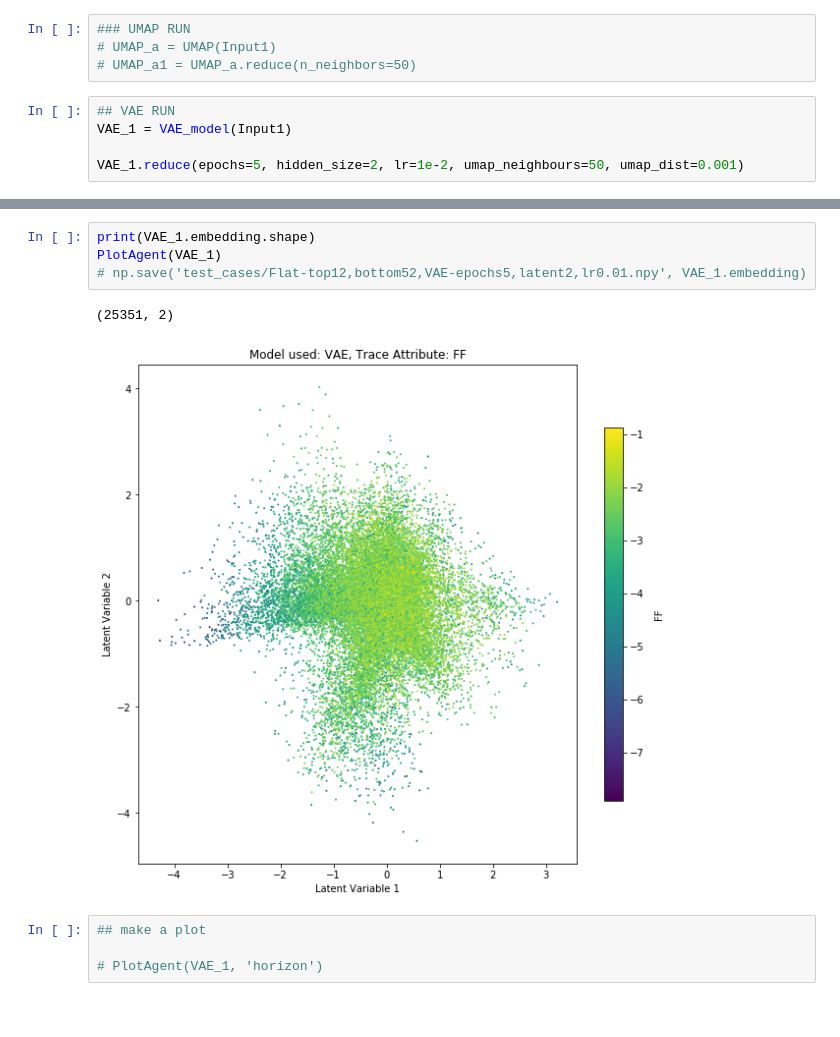
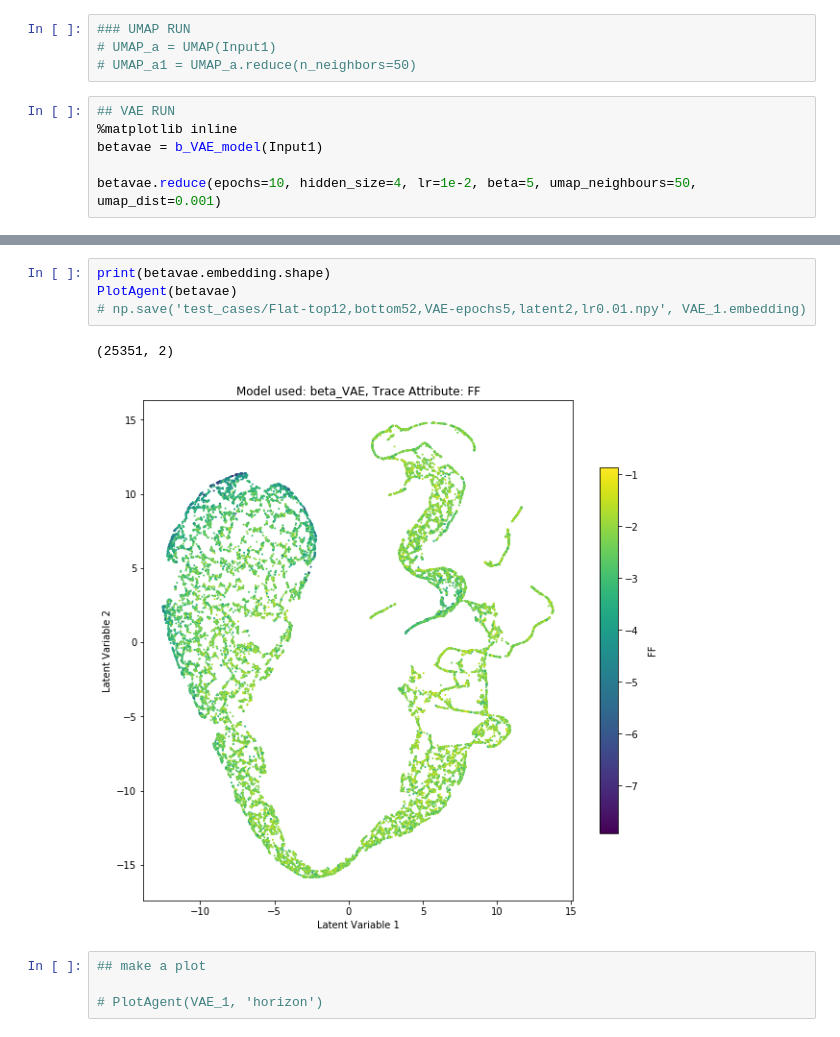
Before and after one commit to msc-acse/acse-9-independent-research-project-coush001, a Jupyter notebook: Prototype_NoteBook_2.0.ipynb, the cells around one changed output, grey strips where cells are left out. Cells and saved outputs as stored; diff of their text form.

Commit message:
add beta vae model

```diff
--- a/Prototype_NoteBook_2.0.ipynb
+++ b/Prototype_NoteBook_2.0.ipynb
@@ -601,7 +937,8 @@ Processor has made an output with shape:  (25351, 2, 64)
 # UMAP_a1 = UMAP_a.reduce(n_neighbors=50)
 # %%
 ## VAE RUN
-VAE_1 = VAE_model(Input1)
+%matplotlib inline
+betavae = b_VAE_model(Input1)
 
-VAE_1.reduce(epochs=5, hidden_size=2, lr=1e-2, umap_neighbours=50, umap_dist=0.001)
+betavae.reduce(epochs=10, hidden_size=4, lr=1e-2, beta=5, umap_neighbours=50, umap_dist=0.001)
 # %% [output]
@@ -612,10 +963,10 @@ validation (min: 3943.945, max: 4010.774, cur: 3961.589)
 # %%
-print(VAE_1.embedding.shape)
-PlotAgent(VAE_1)
+print(betavae.embedding.shape)
+PlotAgent(betavae)
 # np.save('test_cases/Flat-top12,bottom52,VAE-epochs5,latent2,lr0.01.npy', VAE_1.embedding)
 # %% [output]
 (25351, 2)
-[figure, old version]
+[figure, new version]
 # %%
 ## make a plot
 
```
Also changed, not shown: parts of 7 cells of this notebook, 4 other files.
